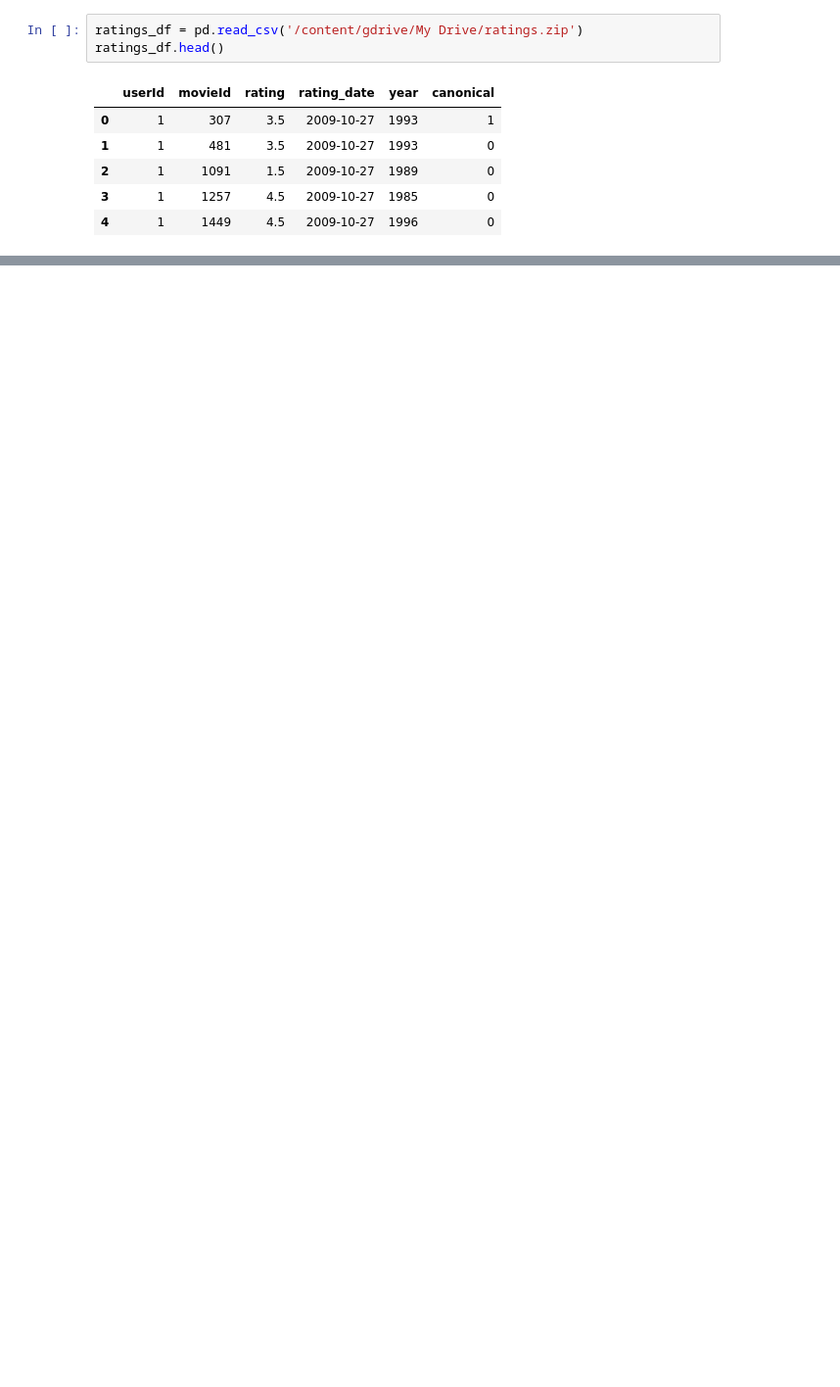
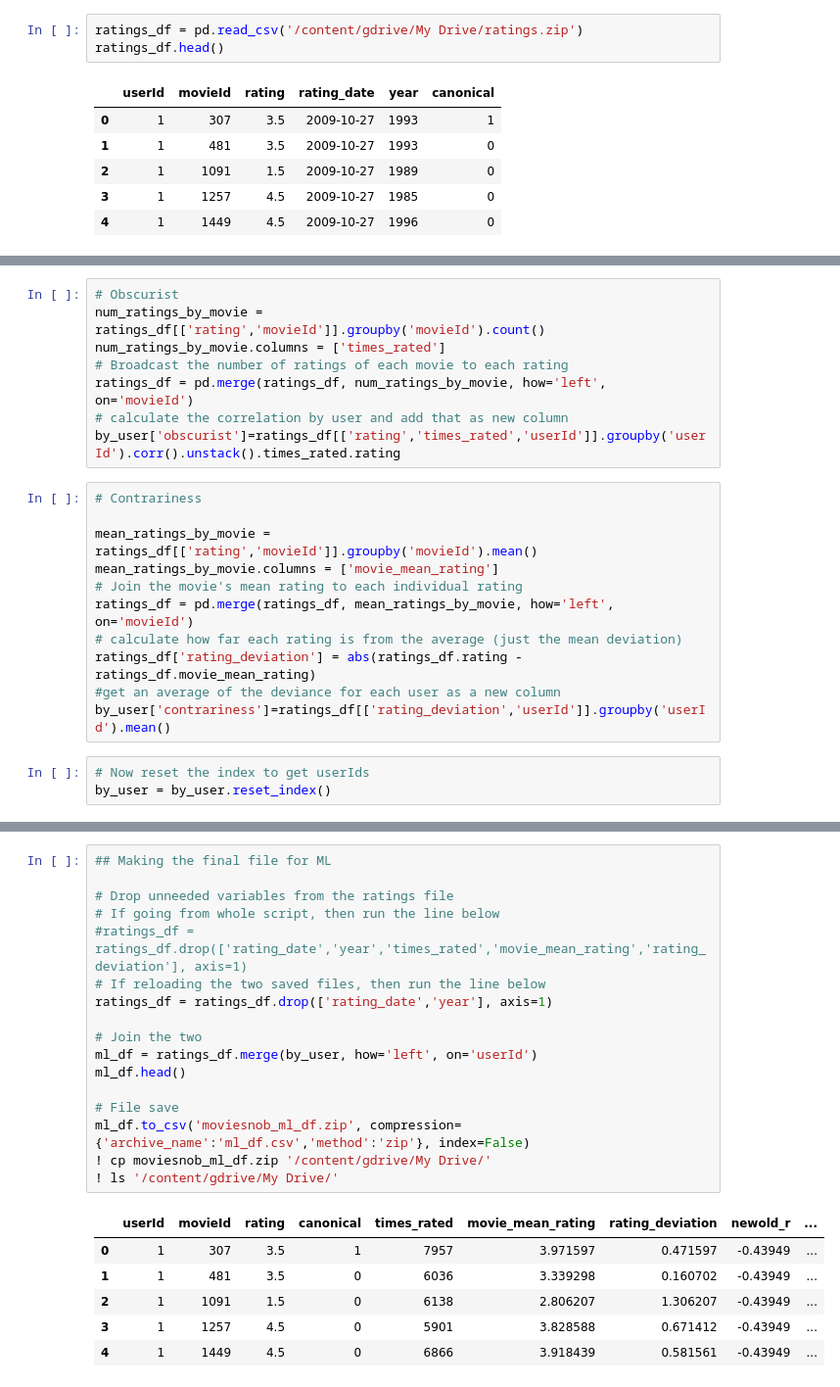
Before and after one commit to jpgerber/Recommender-for-movie-snobs, a Jupyter notebook: 0_Movie_Snob_Data_Clean_&_Wrangle.ipynb, the cells around one changed output, grey strips where cells are left out. Shown at 98% size. Saved outputs shown, nothing was run; the diff lists cells and outputs as text; blank space fills up the shorter version.

```diff
--- a/0_Movie_Snob_Data_Clean_&_Wrangle.ipynb
+++ b/0_Movie_Snob_Data_Clean_&_Wrangle.ipynb
@@ -337,0 +311,22 @@ by_user.to_pickle('moviesnob_by_user_df.pkl')
+# %%
+# Obscurist
+num_ratings_by_movie = ratings_df[['rating','movieId']].groupby('movieId').count()
+num_ratings_by_movie.columns = ['times_rated']
+# Broadcast the number of ratings of each movie to each rating
+ratings_df = pd.merge(ratings_df, num_ratings_by_movie, how='left', on='movieId')
+# calculate the correlation by user and add that as new column
+by_user['obscurist']=ratings_df[['rating','times_rated','userId']].groupby('userId').corr().unstack().times_rated.rating
+# %%
+# Contrariness
+
+mean_ratings_by_movie = ratings_df[['rating','movieId']].groupby('movieId').mean()
+mean_ratings_by_movie.columns = ['movie_mean_rating']
+# Join the movie's mean rating to each individual rating
+ratings_df = pd.merge(ratings_df, mean_ratings_by_movie, how='left', on='movieId')
+# calculate how far each rating is from the average (just the mean deviation)
+ratings_df['rating_deviation'] = abs(ratings_df.rating - ratings_df.movie_mean_rating)
+#get an average of the deviance for each user as a new column
+by_user['contrariness']=ratings_df[['rating_deviation','userId']].groupby('userId').mean()
+# %%
+# Now reset the index to get userIds
+by_user = by_user.reset_index()
@@ -337,0 +399,24 @@ by_user.to_pickle('moviesnob_by_user_df.pkl')
+# %%
+## Making the final file for ML
+
+# Drop unneeded variables from the ratings file
+# If going from whole script, then run the line below
+#ratings_df = ratings_df.drop(['rating_date','year','times_rated','movie_mean_rating','rating_deviation'], axis=1)
+# If reloading the two saved files, then run the line below
+ratings_df = ratings_df.drop(['rating_date','year'], axis=1)
+
+# Join the two
+ml_df = ratings_df.merge(by_user, how='left', on='userId')
+ml_df.head()
+
+# File save
+ml_df.to_csv('moviesnob_ml_df.zip', compression={'archive_name':'ml_df.csv','method':'zip'}, index=False)
+! cp moviesnob_ml_df.zip '/content/gdrive/My Drive/'
+! ls '/content/gdrive/My Drive/'
+# %% [output]
+|  | userId | movieId | rating | canonical | times_rated | movie_mean_rating | rating_deviation | newold_r | ... |
+| 0 | 1 | 307 | 3.5 | 1 | 7957 | 3.971597 | 0.471597 | -0.43949 | ... |
+| 1 | 1 | 481 | 3.5 | 0 | 6036 | 3.339298 | 0.160702 | -0.43949 | ... |
+| 2 | 1 | 1091 | 1.5 | 0 | 6138 | 2.806207 | 1.306207 | -0.43949 | ... |
+| 3 | 1 | 1257 | 4.5 | 0 | 5901 | 3.828588 | 0.671412 | -0.43949 | ... |
+| 4 | 1 | 1449 | 4.5 | 0 | 6866 | 3.918439 | 0.581561 | -0.43949 | ... |
```
Also changed, not shown: parts of 15 cells of this notebook.
